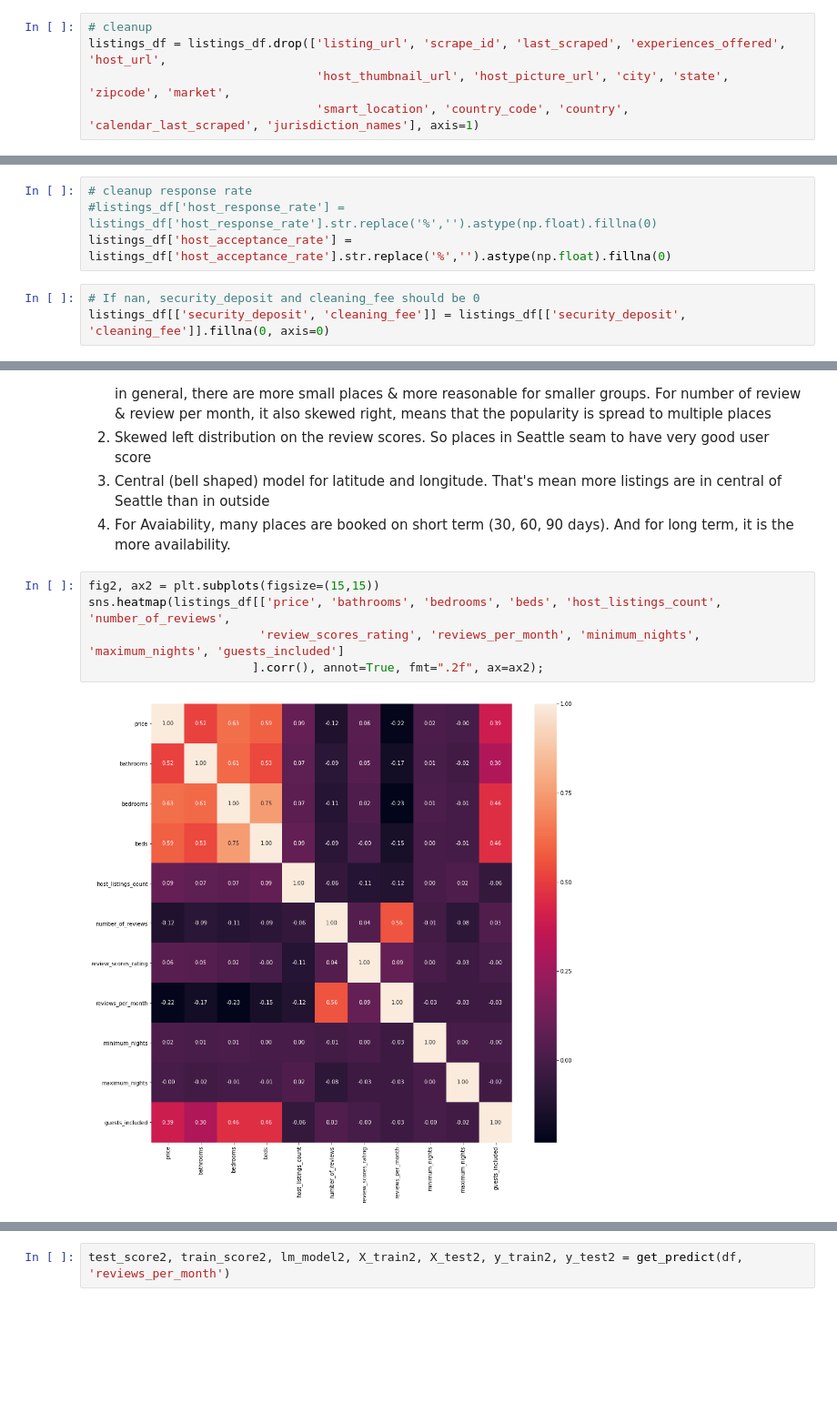
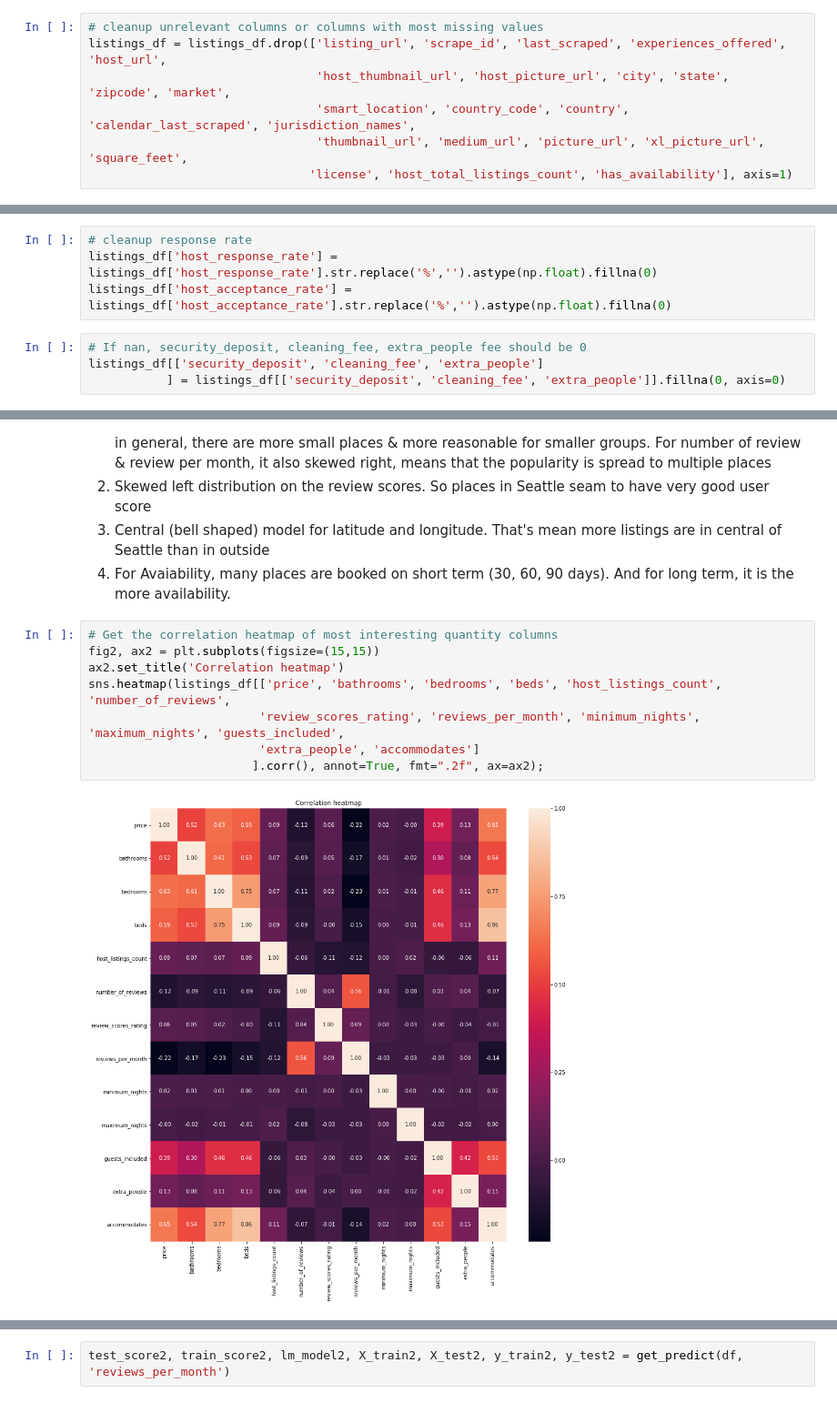
Before and after one commit to tienlx93/ds-project1-airbnb-seattle, a Jupyter notebook: Seattle Airbnb analysis.ipynb, the cells around one changed output, grey strips where cells are left out. Shown at 91% size. Cells and saved outputs as stored; diff of their text form; blank space fills up the shorter version.

```diff
--- a/Seattle Airbnb analysis.ipynb
+++ b/Seattle Airbnb analysis.ipynb
@@ -58,8 +102,10 @@ Name: jurisdiction_names, dtype: int64
 # %%
-# cleanup
+# cleanup unrelevant columns or columns with most missing values
 listings_df = listings_df.drop(['listing_url', 'scrape_id', 'last_scraped', 'experiences_offered', 'host_url',
                                 'host_thumbnail_url', 'host_picture_url', 'city', 'state', 'zipcode', 'market',
-                                'smart_location', 'country_code', 'country', 'calendar_last_scraped', 'jurisdiction_names'], axis=1)
+                                'smart_location', 'country_code', 'country', 'calendar_last_scraped', 'jurisdiction_names',
+                                'thumbnail_url', 'medium_url', 'picture_url', 'xl_picture_url', 'square_feet',
+                               'license', 'host_total_listings_count', 'has_availability'], axis=1)
 # %%
 # replace t/f values
 
@@ -82,7 +126,8 @@ calendar_df['price'] = cleanup_price(calendar_df['price'])
 # %%
 # cleanup response rate
-#listings_df['host_response_rate'] = listings_df['host_response_rate'].str.replace('%','').astype(np.float).fillna(0)
+listings_df['host_response_rate'] = listings_df['host_response_rate'].str.replace('%','').astype(np.float).fillna(0)
 listings_df['host_acceptance_rate'] = listings_df['host_acceptance_rate'].str.replace('%','').astype(np.float).fillna(0)
 # %%
-# If nan, security_deposit and cleaning_fee should be 0
-listings_df[['security_deposit', 'cleaning_fee']] = listings_df[['security_deposit', 'cleaning_fee']].fillna(0, axis=0)
+# If nan, security_deposit, cleaning_fee, extra_people fee should be 0
+listings_df[['security_deposit', 'cleaning_fee', 'extra_people']
+           ] = listings_df[['security_deposit', 'cleaning_fee', 'extra_people']].fillna(0, axis=0)
@@ -148,9 +156,12 @@ Based on histogrram, we can have some points of interests as bellow:
 3. Central (bell shaped) model for latitude and longitude. That's mean more listings are in central of Seattle than in outside
 4. For Avaiability, many places are booked on short term (30, 60, 90 days). And for long term, it is the more availability.
 # %%
+# Get the correlation heatmap of most interesting quantity columns
 fig2, ax2 = plt.subplots(figsize=(15,15))
+ax2.set_title('Correlation heatmap')
 sns.heatmap(listings_df[['price', 'bathrooms', 'bedrooms', 'beds', 'host_listings_count', 'number_of_reviews',
-                        'review_scores_rating', 'reviews_per_month', 'minimum_nights', 'maximum_nights', 'guests_included']
+                        'review_scores_rating', 'reviews_per_month', 'minimum_nights', 'maximum_nights', 'guests_included',
+                        'extra_people', 'accommodates']
                        ].corr(), annot=True, fmt=".2f", ax=ax2);
 # %% [output]
-[figure, old version]
+[figure, new version]
```
Also changed, not shown: parts of 77 cells of this notebook, 2 other files.
